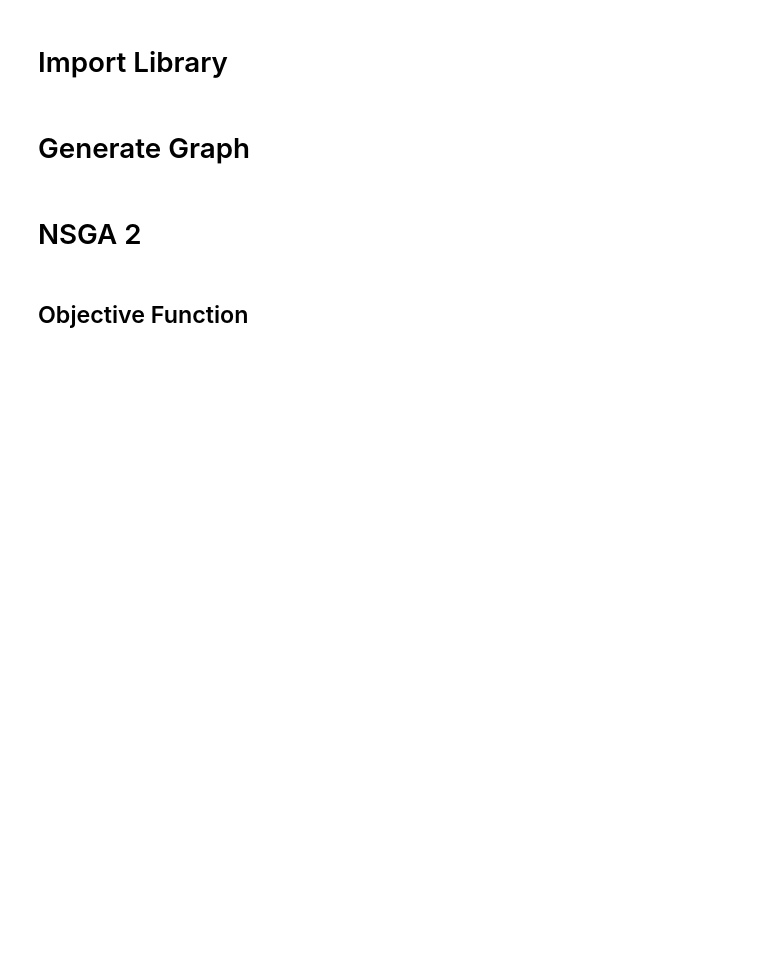
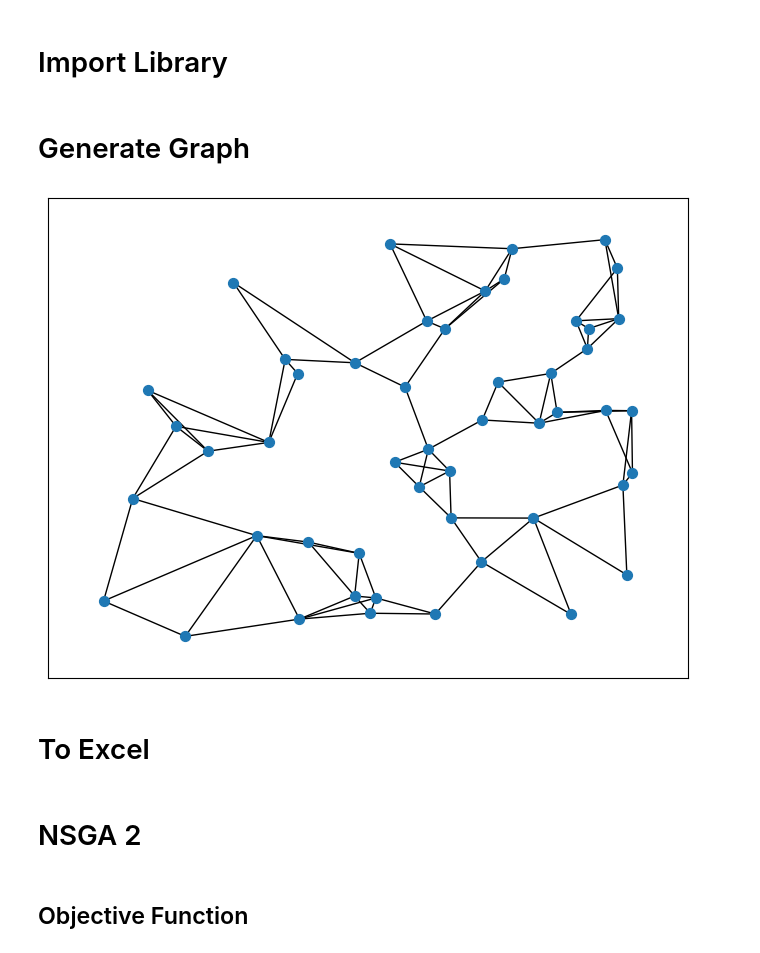
Before and after one commit to FelixFern/Graph-Partitioning-Optimization, a Jupyter notebook: Graph Partitioning.ipynb, the cells around one changed output. Cells and saved outputs as stored; diff of their text form; code cells hidden in the pictures; blank space fills up the shorter version.

```diff
--- a/Graph Partitioning.ipynb
+++ b/Graph Partitioning.ipynb
@@ -15,19 +15,21 @@ from optimization import generate_rand_points, crossover, dominates, non_dominat
 # %% [markdown]
 # Generate Graph
 # %%
-np.random.seed(1)
+np.random.seed(15)
 
-n_points = 45
-n_partition = 3
+n_points = 50
+n_partition = 4
 interval = [-30, 30]
 
 graph = generate_rand_points(Graph(), n_points, interval)
 points_x, points_y = graph.get_points_coords()
 
-weight = graph.calculate_weight(1, 2)
+weight = graph.calculate_weight(3, 4)
 pos = {i: (graph.get_points()[i].get("x"), graph.get_points()[i].get("y")) for i in graph.get_points()}
 
 G = nx.Graph(np.array(weight))
 nx.draw(G, node_size=50, pos=pos)
 plt.axis("on")
 plt.show()
+# %% [output]
+[figure, added]
@@ -35,0 +36,2 @@ graph
+# %% [markdown]
+# To Excel
```
Also changed, not shown: parts of 14 cells of this notebook, 2 other files.
